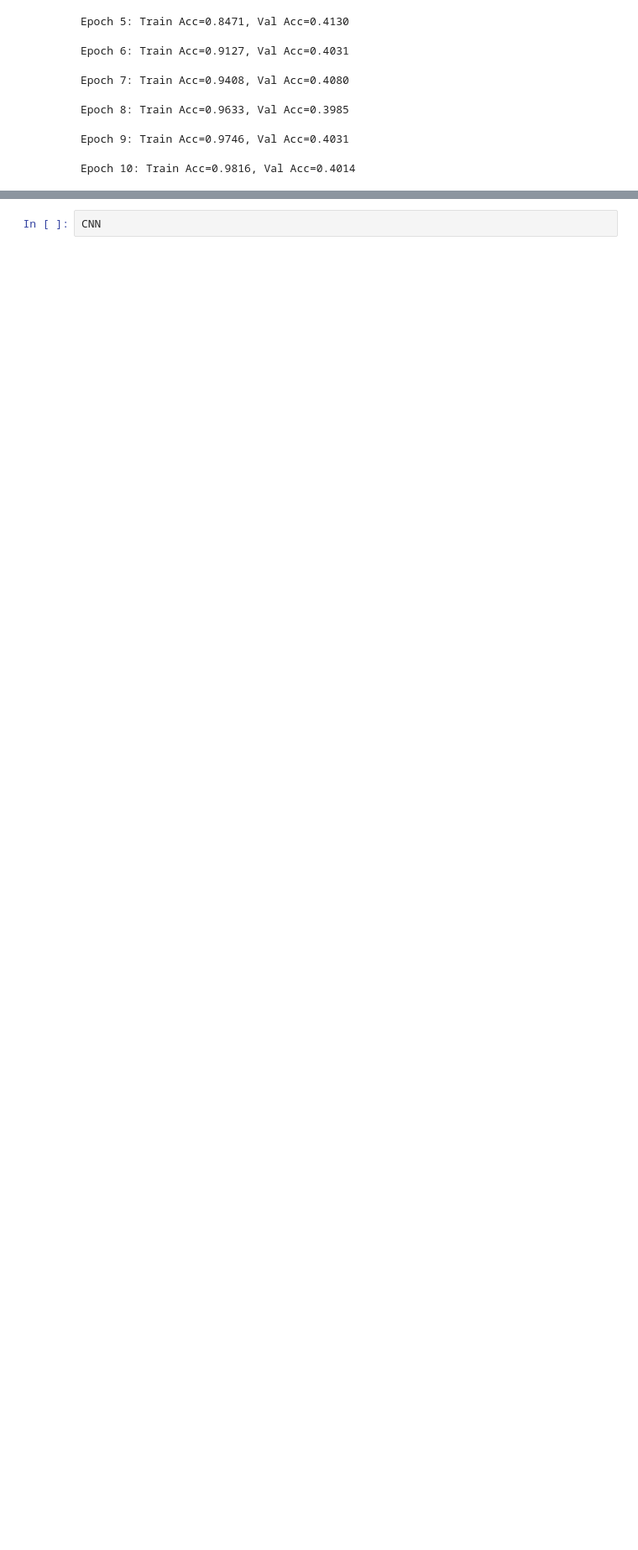
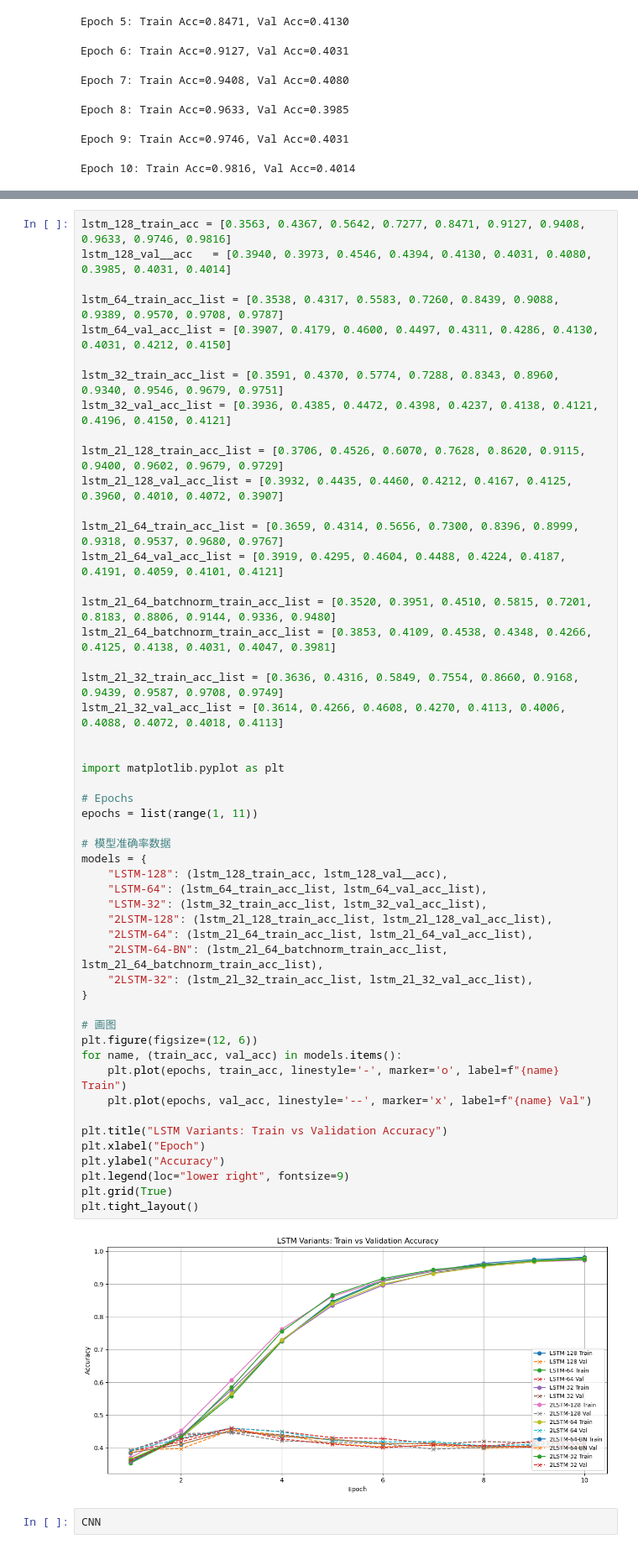
Before and after one commit to amamiya-yuuko-1225/deepml-project, a Jupyter notebook: project.ipynb, the cells around one changed output, grey strips where cells are left out. Shown at 84% size. Cells and saved outputs as stored; diff of their text form; blank space fills up the shorter version.

```diff
--- a/project.ipynb
+++ b/project.ipynb
@@ -270,3 +472,56 @@ plot(train_acc, val_acc)
+# %%
+lstm_128_train_acc = [0.3563, 0.4367, 0.5642, 0.7277, 0.8471, 0.9127, 0.9408, 0.9633, 0.9746, 0.9816]
+lstm_128_val__acc   = [0.3940, 0.3973, 0.4546, 0.4394, 0.4130, 0.4031, 0.4080, 0.3985, 0.4031, 0.4014]
+
+lstm_64_train_acc_list = [0.3538, 0.4317, 0.5583, 0.7260, 0.8439, 0.9088, 0.9389, 0.9570, 0.9708, 0.9787]
+lstm_64_val_acc_list = [0.3907, 0.4179, 0.4600, 0.4497, 0.4311, 0.4286, 0.4130, 0.4031, 0.4212, 0.4150]
+
+lstm_32_train_acc_list = [0.3591, 0.4370, 0.5774, 0.7288, 0.8343, 0.8960, 0.9340, 0.9546, 0.9679, 0.9751]
+lstm_32_val_acc_list = [0.3936, 0.4385, 0.4472, 0.4398, 0.4237, 0.4138, 0.4121, 0.4196, 0.4150, 0.4121]
+
+lstm_2l_128_train_acc_list = [0.3706, 0.4526, 0.6070, 0.7628, 0.8620, 0.9115, 0.9400, 0.9602, 0.9679, 0.9729]
+lstm_2l_128_val_acc_list = [0.3932, 0.4435, 0.4460, 0.4212, 0.4167, 0.4125, 0.3960, 0.4010, 0.4072, 0.3907]
+
+lstm_2l_64_train_acc_list = [0.3659, 0.4314, 0.5656, 0.7300, 0.8396, 0.8999, 0.9318, 0.9537, 0.9680, 0.9767]
+lstm_2l_64_val_acc_list = [0.3919, 0.4295, 0.4604, 0.4488, 0.4224, 0.4187, 0.4191, 0.4059, 0.4101, 0.4121]
+
+lstm_2l_64_batchnorm_train_acc_list = [0.3520, 0.3951, 0.4510, 0.5815, 0.7201, 0.8183, 0.8806, 0.9144, 0.9336, 0.9480]
+lstm_2l_64_batchnorm_train_acc_list = [0.3853, 0.4109, 0.4538, 0.4348, 0.4266, 0.4125, 0.4138, 0.4031, 0.4047, 0.3981]
+
+lstm_2l_32_train_acc_list = [0.3636, 0.4316, 0.5849, 0.7554, 0.8660, 0.9168, 0.9439, 0.9587, 0.9708, 0.9749]
+lstm_2l_32_val_acc_list = [0.3614, 0.4266, 0.4608, 0.4270, 0.4113, 0.4006, 0.4088, 0.4072, 0.4018, 0.4113]
+
+
+import matplotlib.pyplot as plt
+
+# Epochs
+epochs = list(range(1, 11))
+
+# 模型准确率数据
+models = {
+    "LSTM-128": (lstm_128_train_acc, lstm_128_val__acc),
+    "LSTM-64": (lstm_64_train_acc_list, lstm_64_val_acc_list),
+    "LSTM-32": (lstm_32_train_acc_list, lstm_32_val_acc_list),
+    "2LSTM-128": (lstm_2l_128_train_acc_list, lstm_2l_128_val_acc_list),
+    "2LSTM-64": (lstm_2l_64_train_acc_list, lstm_2l_64_val_acc_list),
+    "2LSTM-64-BN": (lstm_2l_64_batchnorm_train_acc_list, lstm_2l_64_batchnorm_train_acc_list),
+    "2LSTM-32": (lstm_2l_32_train_acc_list, lstm_2l_32_val_acc_list),
+}
+
+# 画图
+plt.figure(figsize=(12, 6))
+for name, (train_acc, val_acc) in models.items():
+    plt.plot(epochs, train_acc, linestyle='-', marker='o', label=f"{name} Train")
+    plt.plot(epochs, val_acc, linestyle='--', marker='x', label=f"{name} Val")
+
+plt.title("LSTM Variants: Train vs Validation Accuracy")
+plt.xlabel("Epoch")
+plt.ylabel("Accuracy")
+plt.legend(loc="lower right", fontsize=9)
+plt.grid(True)
+plt.tight_layout()
+# %% [output]
+[figure, added]
 # %%
 CNN
 # %%
```
Also changed, not shown: parts of 27 cells of this notebook, 3 other files.
